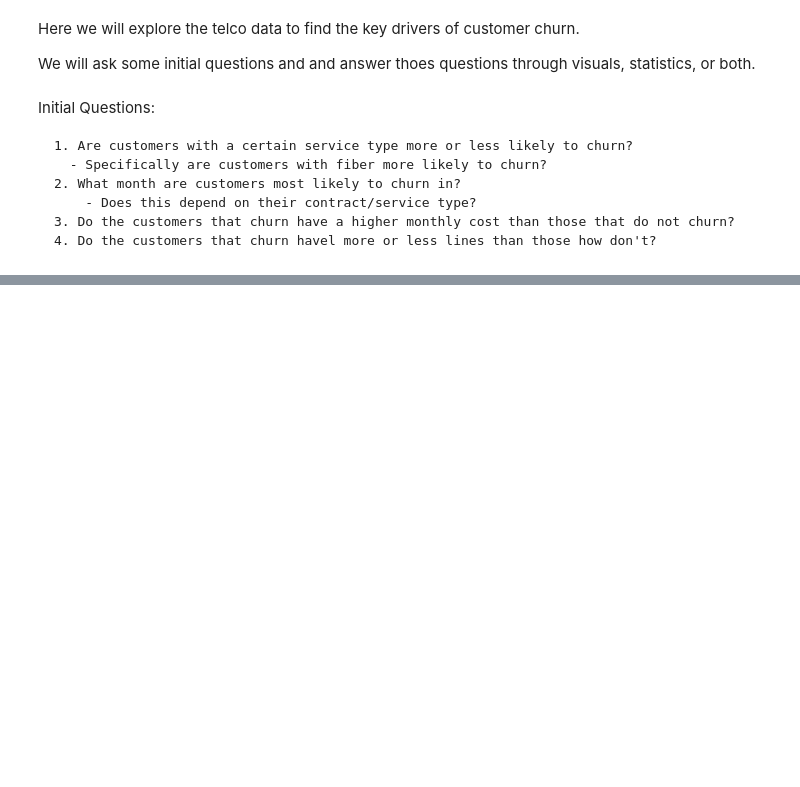
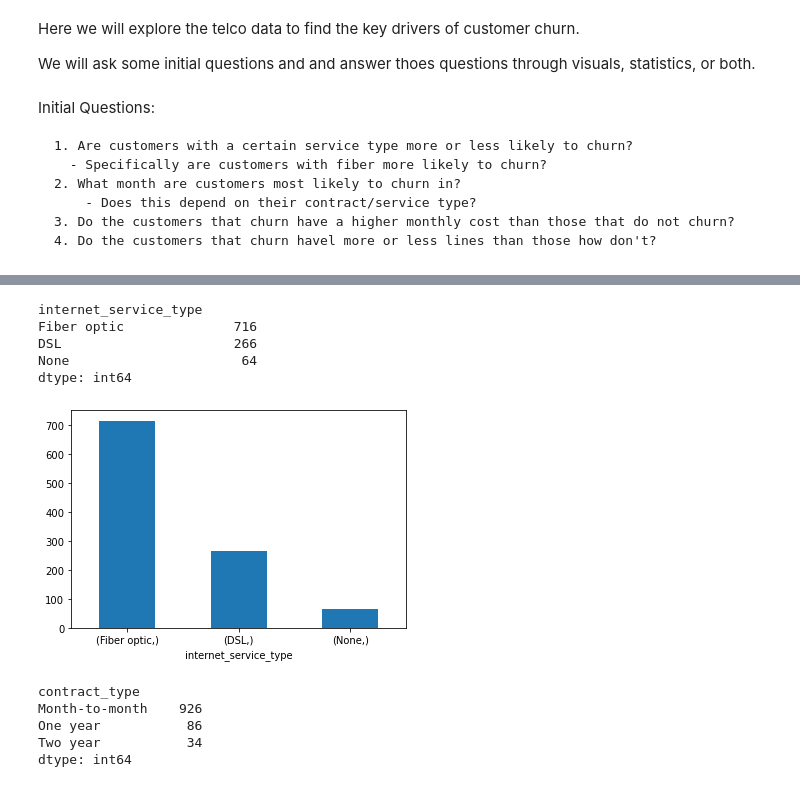
Before and after one commit to chloerwhitaker/Telco_Classification_Project, a Jupyter notebook: Telco_prep_to_model.ipynb, the cells around one changed output, grey strips where cells are left out. Saved outputs shown, nothing was run; the diff lists cells and outputs as text; code cells hidden in the pictures; blank space fills up the shorter version.

```diff
--- a/Telco_prep_to_model.ipynb
+++ b/Telco_prep_to_model.ipynb
@@ -139,0 +143,3 @@ Initial Questions:
+# %%
+internet_churn = train[['internet_service_type']][(train['churn'] == 1)]
+intecrnet_no_churn = train[['internet_service_type']][(train['churn'] == 0)]
@@ -139,0 +201,20 @@ Initial Questions:
+# %%
+internet_churn.value_counts()
+# %% [output]
+internet_service_type
+Fiber optic              716
+DSL                      266
+None                      64
+dtype: int64
+# %%
+internet_churn.value_counts().plot.bar(rot=0);
+# %% [output]
+[figure, added]
+# %%
+m2m_churn.value_counts()
+# %% [output]
+contract_type
+Month-to-month    926
+One year           86
+Two year           34
+dtype: int64
```
Also changed, not shown: parts of 117 cells of this notebook.
